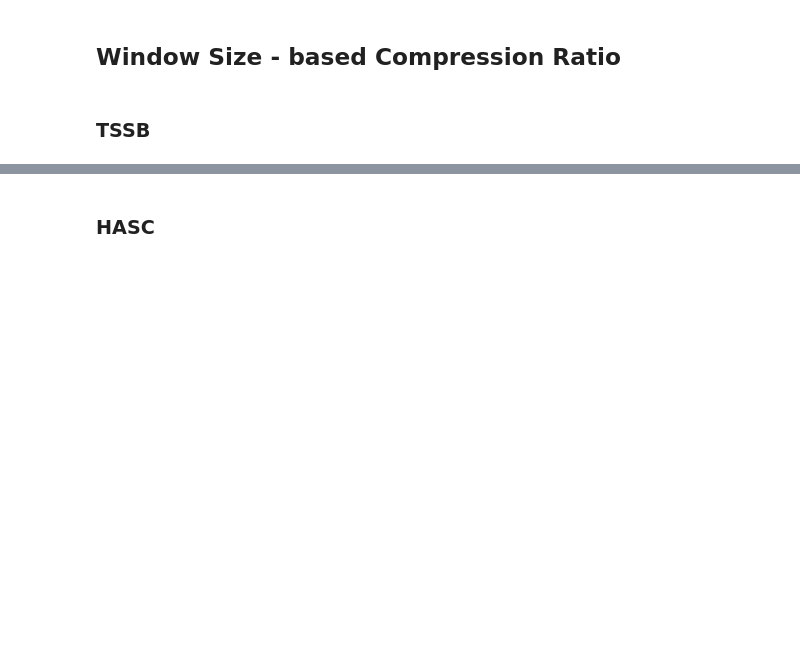
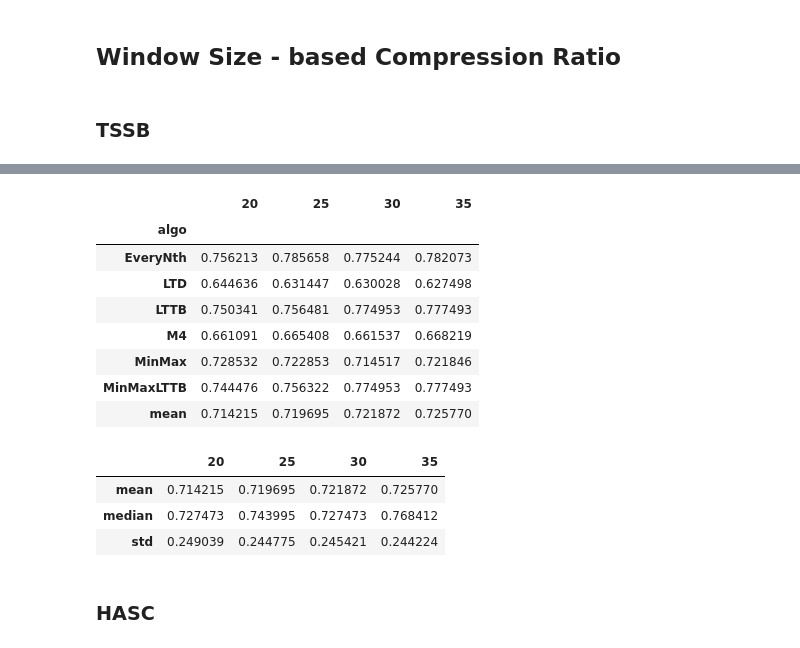
Before and after one commit to Sonsakar/Downsampled_ClaSP, a Jupyter notebook: 3b_Compression_Ratio.ipynb, the cells around one changed output, grey strips where cells are left out. Cells and saved outputs as stored; diff of their text form; code cells hidden in the pictures; blank space fills up the shorter version.

```diff
--- a/3b_Compression_Ratio.ipynb
+++ b/3b_Compression_Ratio.ipynb
@@ -316,6 +348,24 @@ for cr in crs_lim:
+# %%
+w_thresholds_tssb = get_w_thresholds([20,36], 5, tssb, tssb_res, scale=0, save_path='results/tables/window_size_threshold_TSSB_perAlgo.xlsx')
+w_thresholds_tssb
+# %% [output]
+|  | 20 | 25 | 30 | 35 |
+| algo |  |  |  |  |
+| EveryNth | 0.756213 | 0.785658 | 0.775244 | 0.782073 |
+| LTD | 0.644636 | 0.631447 | 0.630028 | 0.627498 |
+| LTTB | 0.750341 | 0.756481 | 0.774953 | 0.777493 |
+| M4 | 0.661091 | 0.665408 | 0.661537 | 0.668219 |
+| MinMax | 0.728532 | 0.722853 | 0.714517 | 0.721846 |
+| MinMaxLTTB | 0.744476 | 0.756322 | 0.774953 | 0.777493 |
+| mean | 0.714215 | 0.719695 | 0.721872 | 0.725770 |
 # %%
-w_thresholds_tssb=get_w_thresholds_general([20,36], 5, tssb, tssb_res, scale=0, save_path='results/tables/window_size_threshold_TSSB.xlsx')
-w_thresholds_tssb
+w_thresholds_tssb_general=get_w_thresholds_general([20,36], 5, tssb, tssb_res, scale=0, save_path='results/tables/window_size_threshold_TSSB.xlsx')
+w_thresholds_tssb_general
+# %% [output]
+|  | 20 | 25 | 30 | 35 |
+| mean | 0.714215 | 0.719695 | 0.721872 | 0.725770 |
+| median | 0.727473 | 0.743995 | 0.727473 | 0.768412 |
+| std | 0.249039 | 0.244775 | 0.245421 | 0.244224 |
 # %% [markdown]
 ### HASC
 # %%
```
Also changed, not shown: parts of 23 cells of this notebook, 1 other file.
